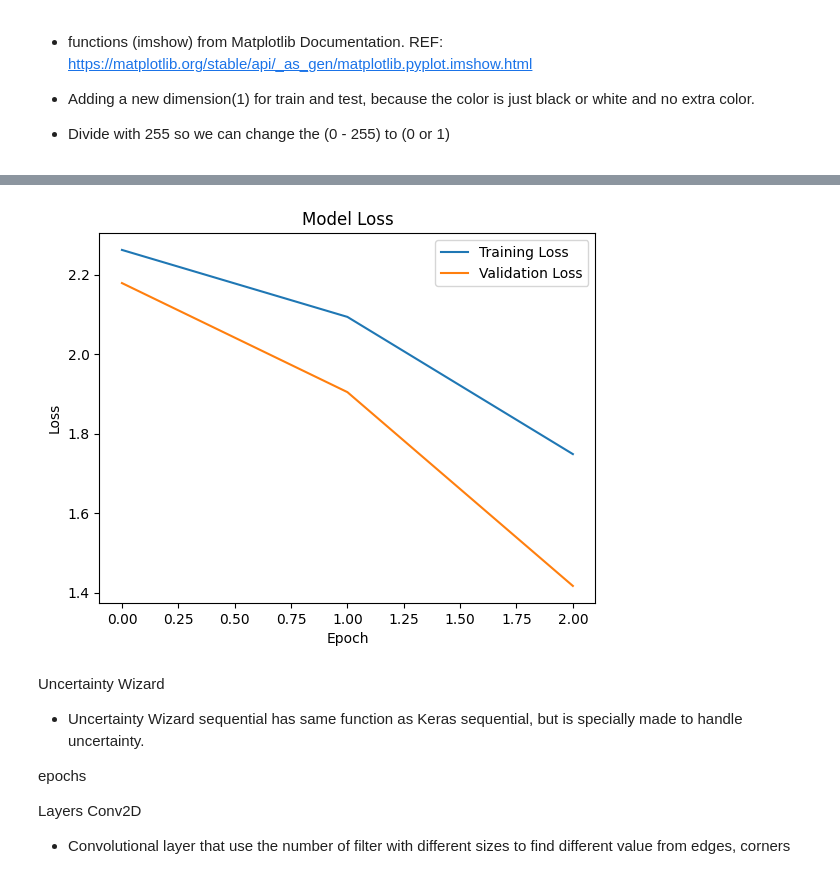
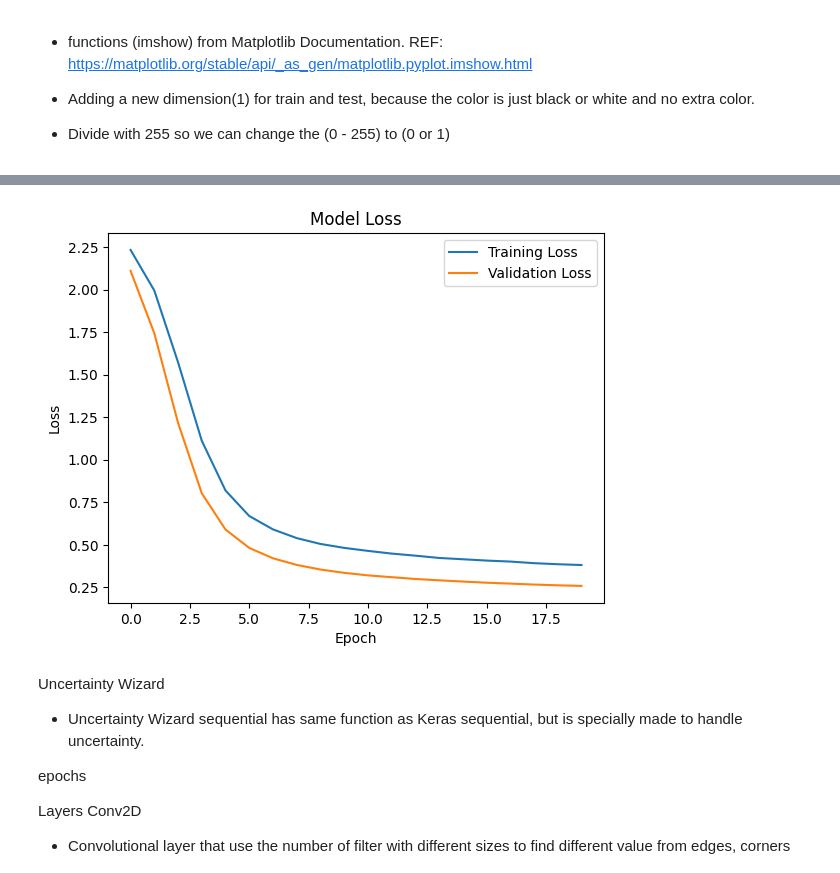
Before and after one commit to mrfratti/fihajo, a Jupyter notebook: Stochastic_Sequential_Mnist/Stochastic_Sequential_Mnist.ipynb, the cells around one changed output, grey strips where cells are left out. Drawn from its saved outputs; the diff is of its cells as text; code cells hidden in the pictures.

```diff
--- a/Stochastic_Sequential_Mnist/Stochastic_Sequential_Mnist.ipynb
+++ b/Stochastic_Sequential_Mnist/Stochastic_Sequential_Mnist.ipynb
@@ -67,10 +65,10 @@ model.add(tf.keras.layers.Dense(128, activation='relu'))
 model.add(tf.keras.layers.Dense(10, activation='softmax'))
 
 model.compile(loss=tf.keras.losses.categorical_crossentropy,
-              optimizer=tf.keras.optimizers.Adadelta(),
+              optimizer=tf.keras.optimizers.legacy.Adadelta(),
               metrics=['accuracy'])
 
-model_info = model.fit(x_train, y_train, validation_split=0.1, batch_size=32, epochs=3,
+model_info = model.fit(x_train, y_train, validation_split=0.1, batch_size=32, epochs=20,
                   verbose=1, callbacks=[tf.keras.callbacks.EarlyStopping(patience=2)])
 
 print(model.inner.summary())
@@ -101,8 +99,8 @@ Epoch 2/3
 Trainable params: 1199882 (4.58 MB)
 Non-trainable params: 1 (1.00 Byte)
 _________________________________________________________________
 None
-[figure, old version]
+[figure, new version]
 # %% [markdown]
 Uncertainty Wizard
 * Uncertainty Wizard sequential has same function as Keras sequential, but is specially made to handle uncertainty.
```
Also changed, not shown: parts of 3 cells of this notebook.
